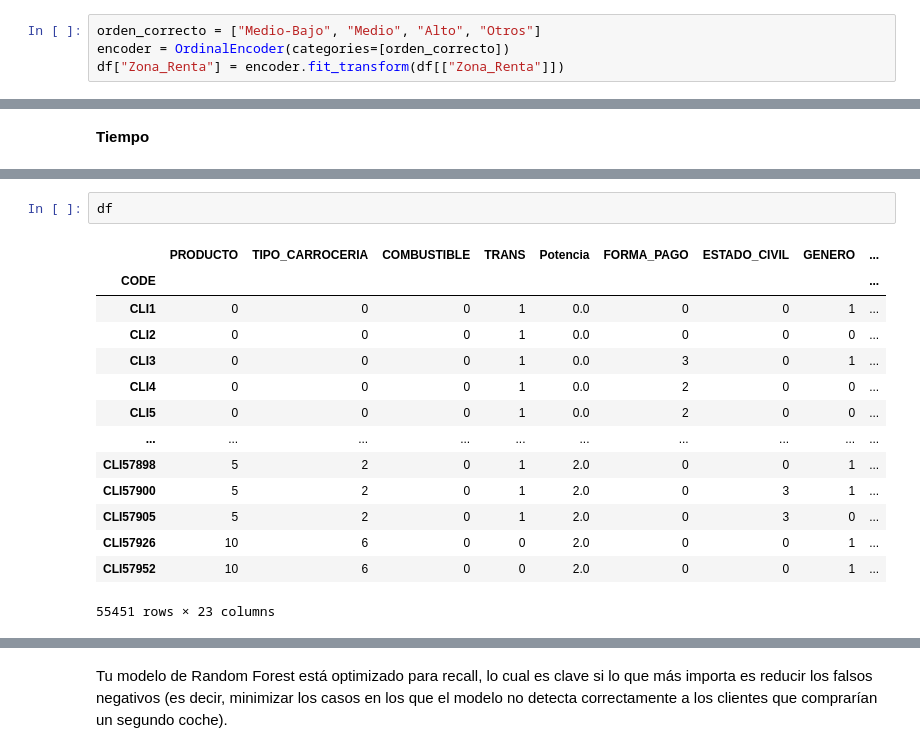
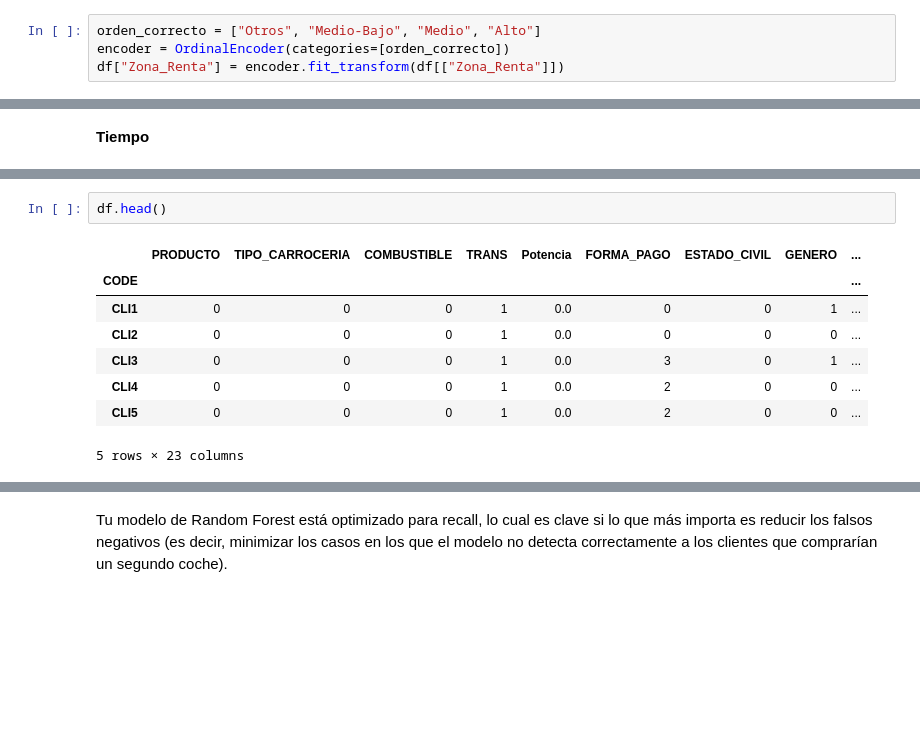
Before and after one commit to clauloro/Caso01_Propensity, a Jupyter notebook: Análisis Exploratorio de Datos - Propensión de Compra.ipynb, the cells around one changed output, grey strips where cells are left out. Cells and saved outputs as stored; diff of their text form; blank space fills up the shorter version.

```diff
--- a/Análisis Exploratorio de Datos - Propensión de Compra.ipynb
+++ b/Análisis Exploratorio de Datos - Propensión de Compra.ipynb
@@ -761,7 +748,7 @@ df['Zona_Renta'].unique()
 # %% [output]
 array(['Medio-Bajo', 'Medio', 'Alto', 'Otros'], dtype=object)
 # %%
-orden_correcto = ["Medio-Bajo", "Medio", "Alto", "Otros"]
+orden_correcto = ["Otros", "Medio-Bajo", "Medio", "Alto"]
 encoder = OrdinalEncoder(categories=[orden_correcto])
 df["Zona_Renta"] = encoder.fit_transform(df[["Zona_Renta"]])
 # %%
@@ -1406,20 +1354,14 @@ Passing `palette` without assigning `hue` is deprecated and will be removed in v
 # %%
-df
+df.head()
 # %% [output]
 |  | PRODUCTO | TIPO_CARROCERIA | COMBUSTIBLE | TRANS | Potencia | FORMA_PAGO | ESTADO_CIVIL | GENERO | ... |
 | CODE |  |  |  |  |  |  |  |  | ... |
 | CLI1 | 0 | 0 | 0 | 1 | 0.0 | 0 | 0 | 1 | ... |
 | CLI2 | 0 | 0 | 0 | 1 | 0.0 | 0 | 0 | 0 | ... |
 | CLI3 | 0 | 0 | 0 | 1 | 0.0 | 3 | 0 | 1 | ... |
 | CLI4 | 0 | 0 | 0 | 1 | 0.0 | 2 | 0 | 0 | ... |
 | CLI5 | 0 | 0 | 0 | 1 | 0.0 | 2 | 0 | 0 | ... |
-| ... | ... | ... | ... | ... | ... | ... | ... | ... | ... |
-| CLI57898 | 5 | 2 | 0 | 1 | 2.0 | 0 | 0 | 1 | ... |
-| CLI57900 | 5 | 2 | 0 | 1 | 2.0 | 0 | 3 | 1 | ... |
-| CLI57905 | 5 | 2 | 0 | 1 | 2.0 | 0 | 3 | 0 | ... |
-| CLI57926 | 10 | 6 | 0 | 0 | 2.0 | 0 | 0 | 1 | ... |
-| CLI57952 | 10 | 6 | 0 | 0 | 2.0 | 0 | 0 | 1 | ... |
-55451 rows × 23 columns
+5 rows × 23 columns
 # %%
 correlation_matrix = df.corr()
 
```
Also changed, not shown: parts of 113 cells of this notebook, 10 other files.
